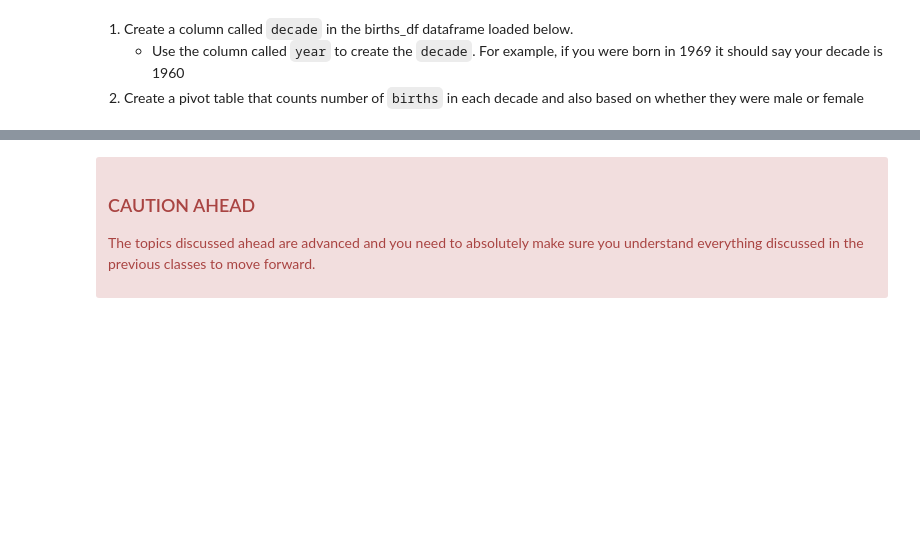
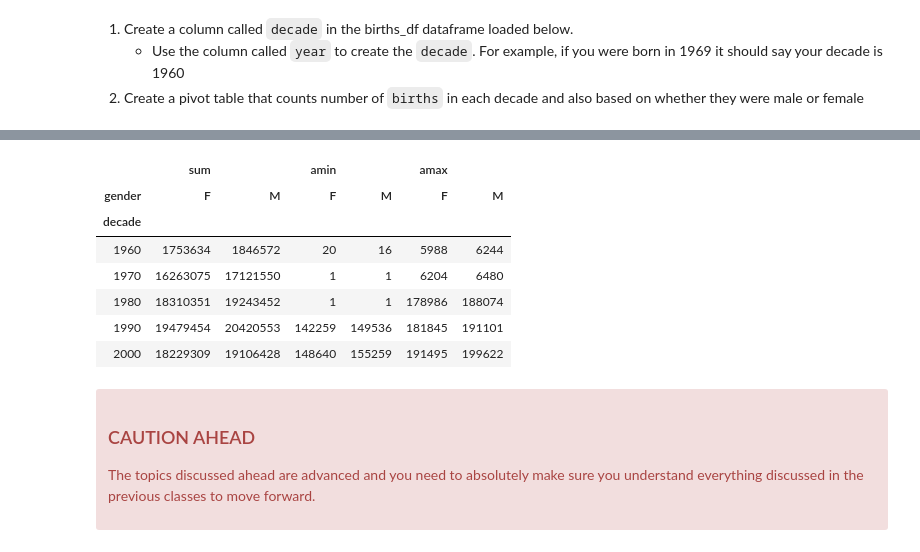
Before and after one commit to jarp/ITAO-30210-SP21, a Jupyter notebook: Class_18_More_Grouping.ipynb, the cells around one changed output, grey strips where cells are left out. Drawn from its saved outputs; the diff is of its cells as text; code cells hidden in the pictures; blank space fills up the shorter version.

```diff
--- a/Class_18_More_Grouping.ipynb
+++ b/Class_18_More_Grouping.ipynb
@@ -162,2 +315,4 @@ births_df.sample(4)
 # %%
 # add a 'decade' column and use the formula above
+births_df['decade'] = ( births_df['year'] //10 ) * 10
+births_df.sample(5)
@@ -164,5 +326,19 @@ births_df.sample(4)
 # %%
 # Create a pivot table that counts number of births in each decade and also based on whether they were male or female
+births_df.pivot_table('births',
+                          index='decade',
+                          columns='gender',
+                          aggfunc=[np.sum, np.min, np.max]
+                    )
+# %% [output]
+|  | sum |  | amin |  | amax |  |
+| gender | F | M | F | M | F | M |
+| decade |  |  |  |  |  |  |
+| 1960 | 1753634 | 1846572 | 20 | 16 | 5988 | 6244 |
+| 1970 | 16263075 | 17121550 | 1 | 1 | 6204 | 6480 |
+| 1980 | 18310351 | 19243452 | 1 | 1 | 178986 | 188074 |
+| 1990 | 19479454 | 20420553 | 142259 | 149536 | 181845 | 191101 |
+| 2000 | 18229309 | 19106428 | 148640 | 155259 | 191495 | 199622 |
 # %% [markdown]
 <div class="alert alert-block alert-danger">
 <h3> CAUTION AHEAD </h3>
```
Also changed, not shown: parts of 27 cells of this notebook, 1 other file.
